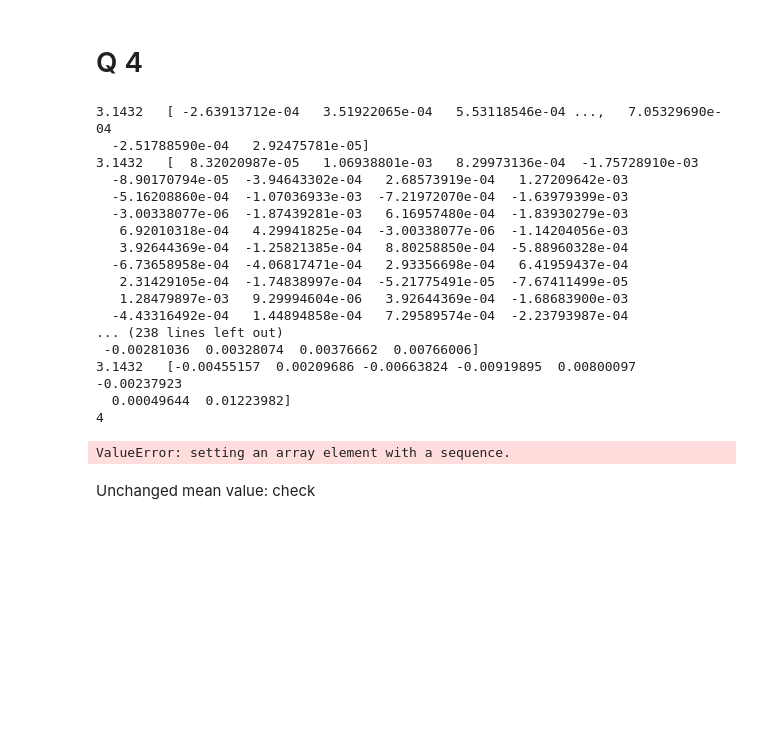
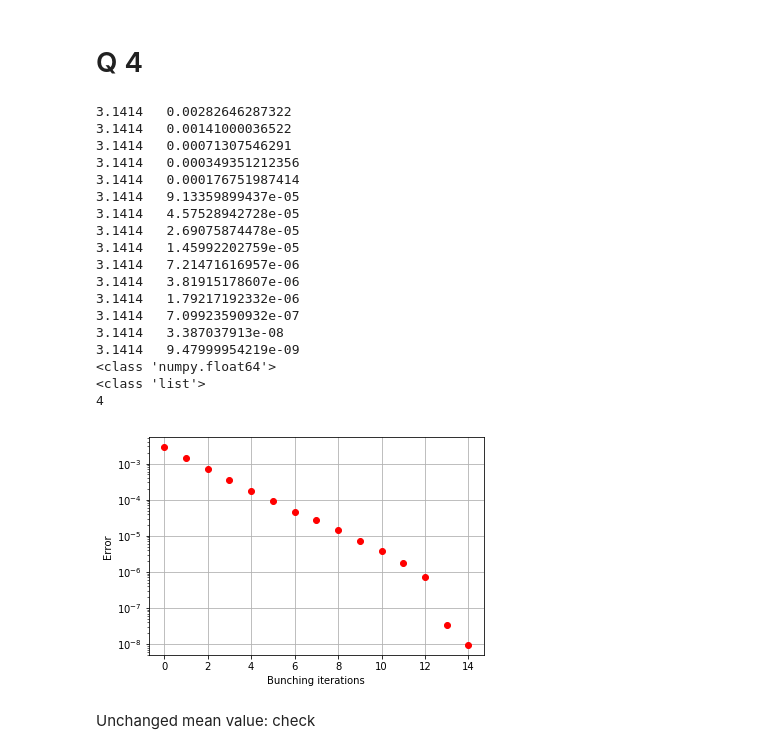
Before and after one commit to Selimhaj/Computational-Science, a Jupyter notebook: Homework 3 Sampling Pi with MCMC.ipynb, the cells around one changed output. Drawn from its saved outputs; the diff is of its cells as text; code cells hidden in the pictures; blank space fills up the shorter version.

```diff
--- a/Homework 3 Sampling Pi with MCMC.ipynb
+++ b/Homework 3 Sampling Pi with MCMC.ipynb
@@ -153,7 +153,7 @@ def bunching(N,N_runs,N_iterations,δ):
     π=math.pi
 
     Overall_Err=[]
-    Overall_Variance=[]
+    #Overall_Variance=[]
 
     for i in range(N_runs):
         S[i] = (Markov_noplot(N,δ))/N      #Storing the obtained π of the run i
@@ -161,8 +161,8 @@ def bunching(N,N_runs,N_iterations,δ):
     for j in range(N_iterations):          #Going through N_iterations batching procedure
 
         Mean=np.mean(S)                    #Computing the Mean, Variance and Error of current data
-        Variance=np.var(S)
-        Err=(S**2-Mean**2)/(N_runs-1)
+        #Variance=np.var(S)
+        Err=np.sum((S-Mean)**2)/(N_runs-1)
         Overall_Err.append(Err)
 
         Sb=np.zeros(N_runs//2)             #New data points made of 2-by-2 averages
@@ -173,6 +173,8 @@ def bunching(N,N_runs,N_iterations,δ):
         S=Sb
         print(round(Mean,4)," ",Err)
 
+    print(type(Err))
+    print(type(Overall_Err))
     L=list(range(N_iterations))
     print(M)
     plt.plot(L,Overall_Err,'o',color='r')
@@ -181,26 +183,27 @@ def bunching(N,N_runs,N_iterations,δ):
     plt.yscale('log')
     plt.grid()
     plt.show()
-# %%
-bunching(2000,1024,8,1)
-# %% [output]
-3.1432   [ -2.63913712e-04   3.51922065e-04   5.53118546e-04 ...,   7.05329690e-04
-  -2.51788590e-04   2.92475781e-05]
-3.1432   [  8.32020987e-05   1.06938801e-03   8.29973136e-04  -1.75728910e-03
-  -8.90170794e-05  -3.94643302e-04   2.68573919e-04   1.27209642e-03
-  -5.16208860e-04  -1.07036933e-03  -7.21972070e-04  -1.63979399e-03
-  -3.00338077e-06  -1.87439281e-03   6.16957480e-04  -1.83930279e-03
-   6.92010318e-04   4.29941825e-04  -3.00338077e-06  -1.14204056e-03
-   3.92644369e-04  -1.25821385e-04   8.80258850e-04  -5.88960328e-04
-  -6.73658958e-04  -4.06817471e-04   2.93356698e-04   6.41959437e-04
-   2.31429105e-04  -1.74838997e-04  -5.21775491e-05  -7.67411499e-05
-   1.28479897e-03   9.29994604e-06   3.92644369e-04  -1.68683900e-03
-  -4.43316492e-04   1.44894858e-04   7.29589574e-04  -2.23793987e-04
-... (238 lines left out)
- -0.00281036  0.00328074  0.00376662  0.00766006]
-3.1432   [-0.00455157  0.00209686 -0.00663824 -0.00919895  0.00800097 -0.00237923
-  0.00049644  0.01223982]
-4
-ValueError: setting an array element with a sequence.
+# %%
+bunching(4000,32768,15,1)
+# %% [output]
+3.1414   0.00282646287322
+3.1414   0.00141000036522
+3.1414   0.00071307546291
+3.1414   0.000349351212356
+3.1414   0.000176751987414
+3.1414   9.13359899437e-05
+3.1414   4.57528942728e-05
+3.1414   2.69075874478e-05
+3.1414   1.45992202759e-05
+3.1414   7.21471616957e-06
+3.1414   3.81915178607e-06
+3.1414   1.79217192332e-06
+3.1414   7.09923590932e-07
+3.1414   3.387037913e-08
+3.1414   9.47999954219e-09
+<class 'numpy.float64'>
+<class 'list'>
+4
+[figure, added]
 # %% [markdown]
 Unchanged mean value: check
```
